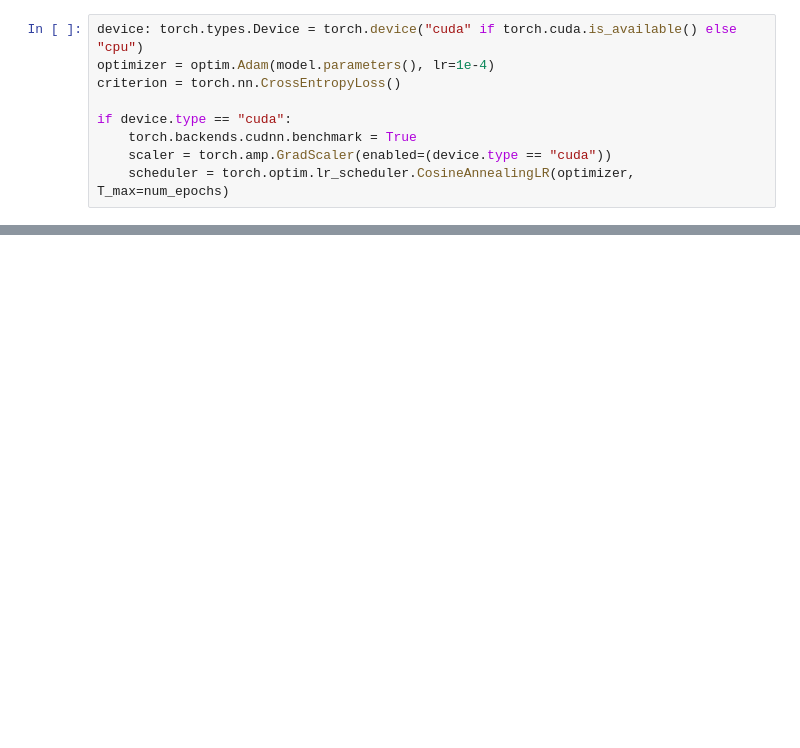
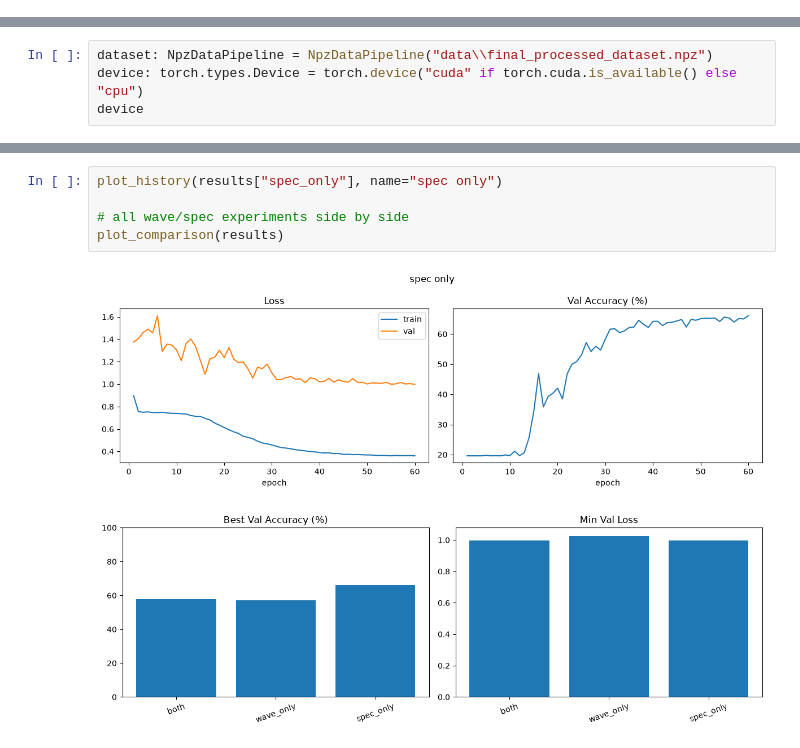
Before and after one commit to loafthecomputerphile/Senior_Design, a Jupyter notebook: project_notebooks/neural_network.ipynb, the cells around one changed output, grey strips where cells are left out. Drawn from its saved outputs; the diff is of its cells as text; blank space fills up the shorter version.

```diff
--- a/project_notebooks/neural_network.ipynb
+++ b/project_notebooks/neural_network.ipynb
@@ -35,9 +12,0 @@ model: torch.nn.Module | None = None
-# %%
-device: torch.types.Device = torch.device("cuda" if torch.cuda.is_available() else "cpu")
-optimizer = optim.Adam(model.parameters(), lr=1e-4)
-criterion = torch.nn.CrossEntropyLoss()
-
-if device.type == "cuda":
-    torch.backends.cudnn.benchmark = True
-    scaler = torch.amp.GradScaler(enabled=(device.type == "cuda"))
-    scheduler = torch.optim.lr_scheduler.CosineAnnealingLR(optimizer, T_max=num_epochs)
@@ -105,0 +24,4 @@ for epoch in range(num_epochs):
+# %%
+dataset: NpzDataPipeline = NpzDataPipeline("data\\final_processed_dataset.npz")
+device: torch.types.Device = torch.device("cuda" if torch.cuda.is_available() else "cpu")
+device
@@ -236,0 +274,8 @@ for name, hist in results.items():
+# %%
+plot_history(results["spec_only"], name="spec only")
+
+# all wave/spec experiments side by side
+plot_comparison(results)
+# %% [output]
+[figure, added]
+[figure, added]
```
Also changed, not shown: parts of 27 cells of this notebook, 17 other files.
